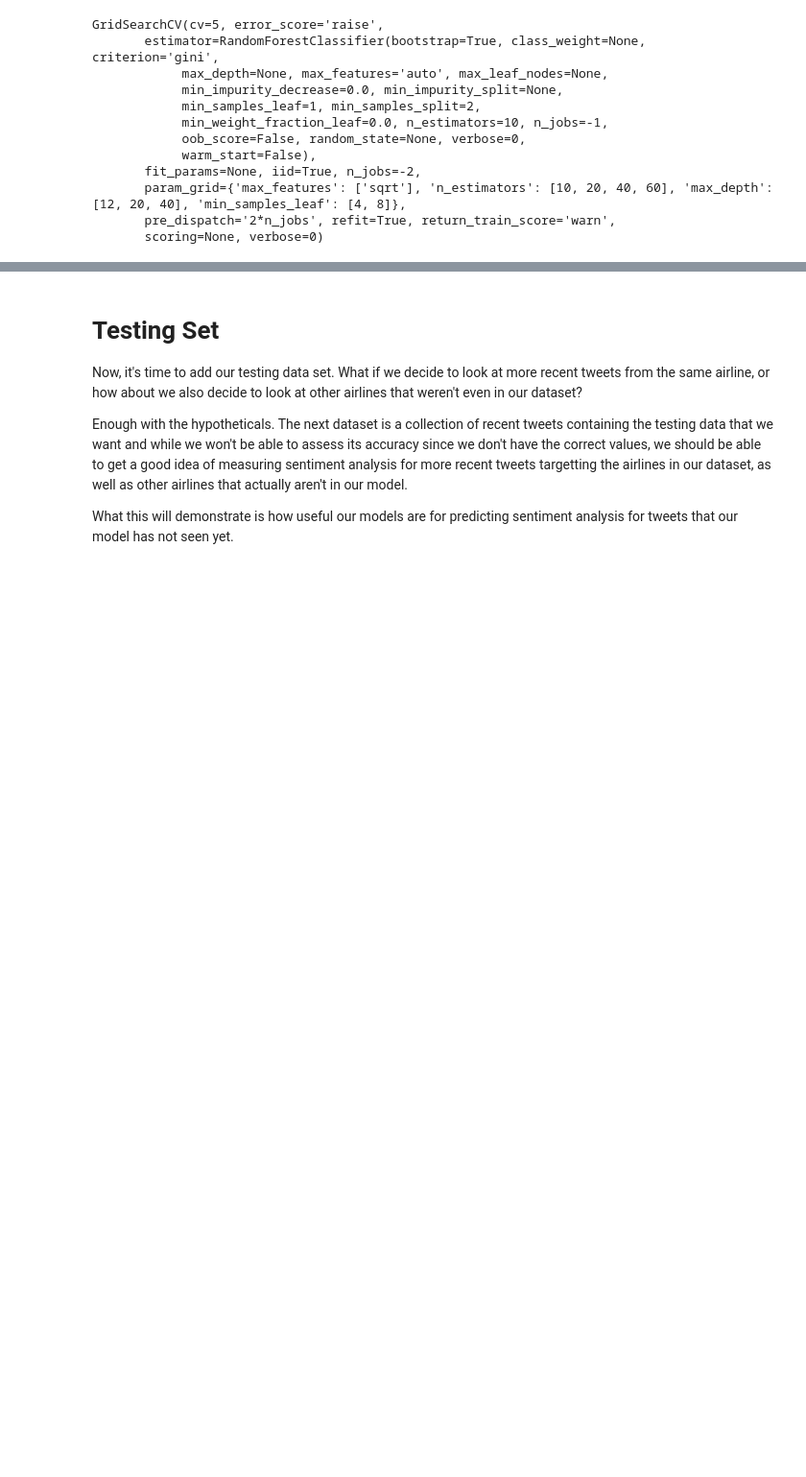
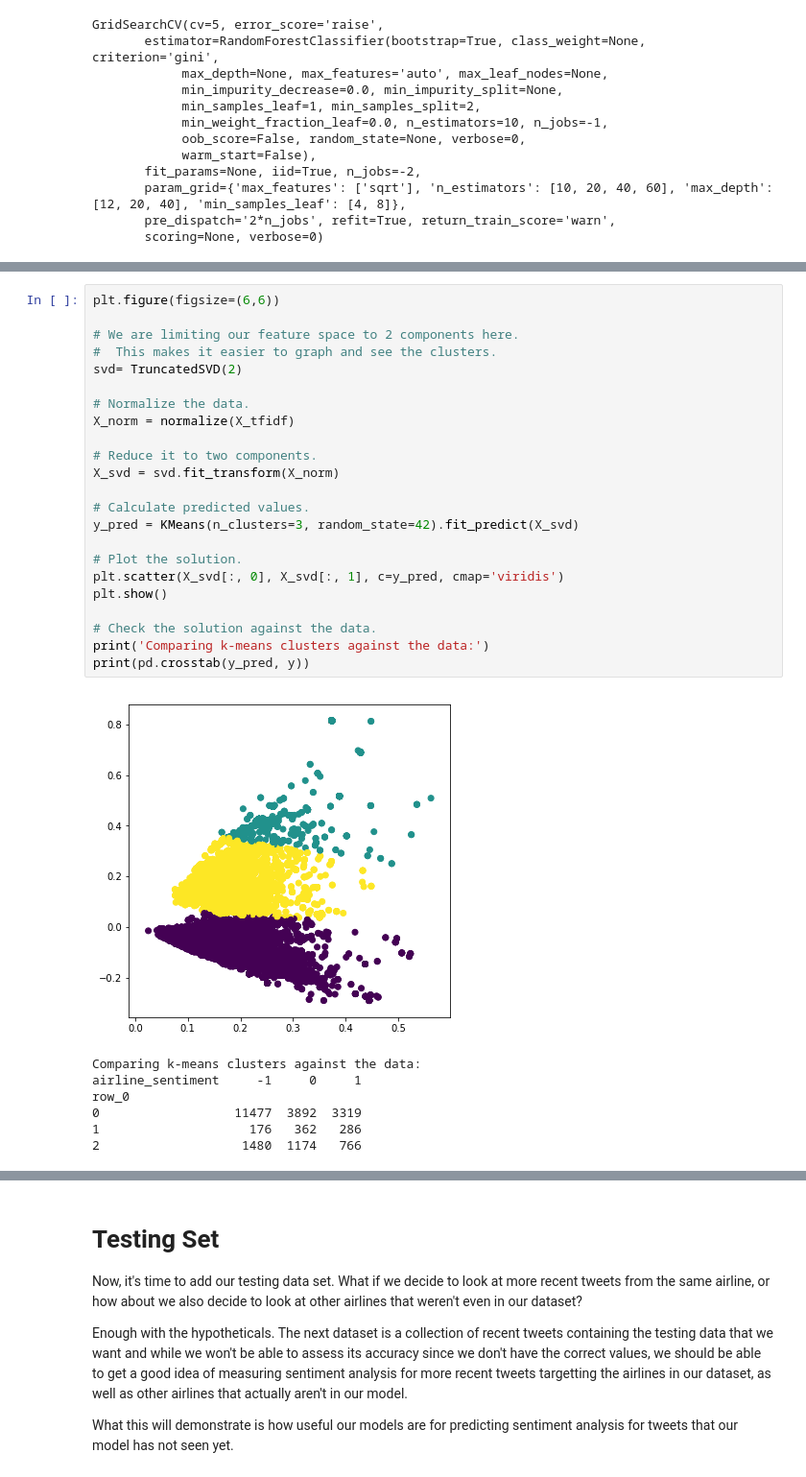
Before and after one commit to mhuh22/Thinkful, a Jupyter notebook: Bootcamp/Unit 7/Airline Sentiment Analysis using Twitter Data.ipynb, the cells around one changed output, grey strips where cells are left out. Shown at 96% size. Saved outputs shown, nothing was run; the diff lists cells and outputs as text; blank space fills up the shorter version.

```diff
--- a/Bootcamp/Unit 7/Airline Sentiment Analysis using Twitter Data.ipynb
+++ b/Bootcamp/Unit 7/Airline Sentiment Analysis using Twitter Data.ipynb
@@ -941,0 +906,31 @@ py.offline.iplot(fig, filename='stacked-bar')
+# %%
+plt.figure(figsize=(6,6))
+
+# We are limiting our feature space to 2 components here.
+#  This makes it easier to graph and see the clusters.
+svd= TruncatedSVD(2)
+
+# Normalize the data.
+X_norm = normalize(X_tfidf)
+
+# Reduce it to two components.
+X_svd = svd.fit_transform(X_norm)
+
+# Calculate predicted values.
+y_pred = KMeans(n_clusters=3, random_state=42).fit_predict(X_svd)
+
+# Plot the solution.
+plt.scatter(X_svd[:, 0], X_svd[:, 1], c=y_pred, cmap='viridis')
+plt.show()
+
+# Check the solution against the data.
+print('Comparing k-means clusters against the data:')
+print(pd.crosstab(y_pred, y))
+# %% [output]
+[figure, added]
+Comparing k-means clusters against the data:
+airline_sentiment     -1     0     1
+row_0
+0                  11477  3892  3319
+1                    176   362   286
+2                   1480  1174   766
```
Also changed, not shown: parts of 51 cells of this notebook.
